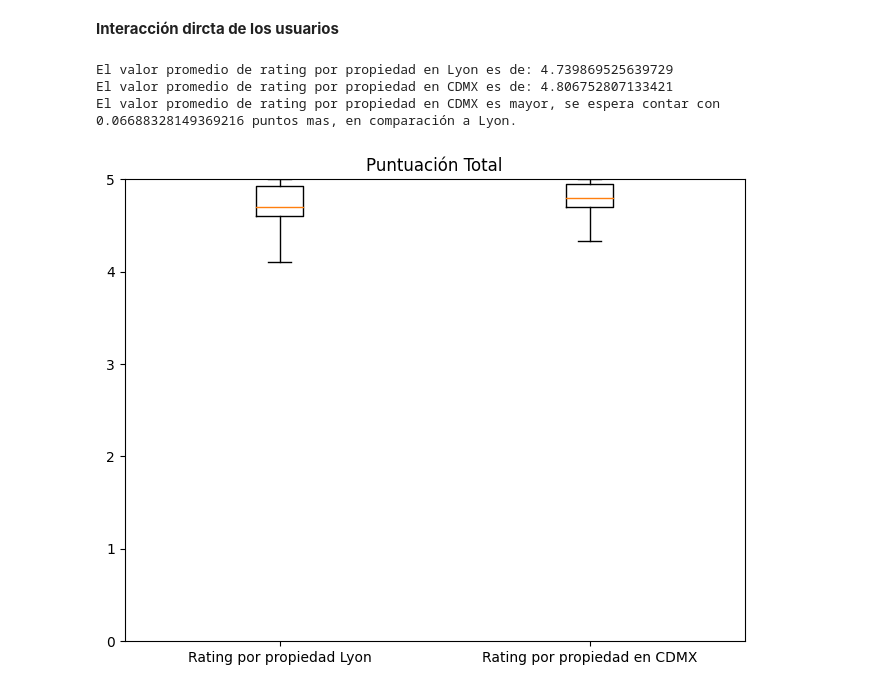
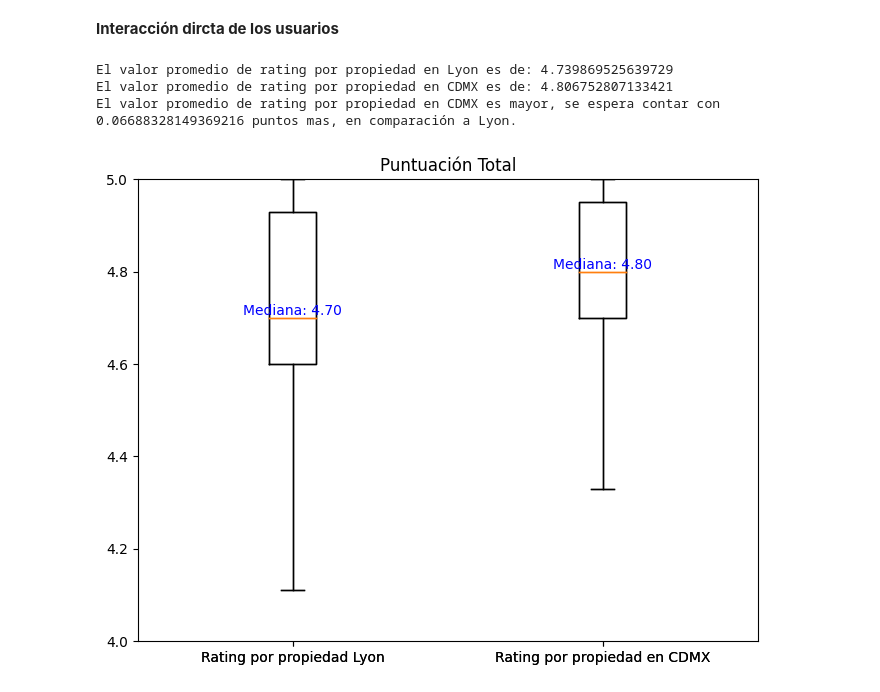
Before and after one commit to AlbertoMuro/Evidencia1, a Jupyter notebook: codigo.ipynb, the cells around one changed output. Drawn from its saved outputs; the diff is of its cells as text; code cells hidden in the pictures.

```diff
--- a/codigo.ipynb
+++ b/codigo.ipynb
@@ -613,6 +643,16 @@ acceptance = [lyon_limpio["host_acceptance_rate"], cdmx_limpio["host_acceptance_
 labels = ['Tasa de aceptación en Lyon', 'Tasa de aceptación en CDMX']
 
 plt.figure(figsize=(8, 6))
+
+boxplot = plt.boxplot(acceptance, labels=labels, flierprops={'marker': 'o', 'markersize': 6, 'markerfacecolor': 'red'})
+
+# Agregar líneas o textos con los valores de mediana, mínimo y máximo si hay suficientes datos
+medians = [item.get_ydata()[0] for item in boxplot['medians']]
+
+
+for i in range(len(labels)):
+    plt.text(i + 1, medians[i], f'Mediana: {medians[i]:.2f}', ha='center', va='bottom', color='blue')
+
 plt.boxplot(acceptance, labels=labels)
 plt.ylim(0.5,1.01)
 plt.title('% de aceptación del anfitrión')
@@ -645,6 +685,16 @@ bedrooms = [lyon_limpio["bedrooms"], cdmx_limpio["bedrooms"]]
 labels = ['Habitaciones por propiedad Lyon', 'Habitaciones por propiedad en CDMX']
 
 plt.figure(figsize=(8, 6))
+
+boxplot = plt.boxplot(bedrooms, labels=labels, flierprops={'marker': 'o', 'markersize': 6, 'markerfacecolor': 'red'})
+
+# Agregar líneas o textos con los valores de mediana, mínimo y máximo si hay suficientes datos
+medians = [item.get_ydata()[0] for item in boxplot['medians']]
+
+
+for i in range(len(labels)):
+    plt.text(i + 1, medians[i], f'Mediana: {medians[i]:.2f}', ha='center', va='bottom', color='blue')
+
 plt.boxplot(bedrooms, labels=labels)
 plt.ylim(0,4)
 plt.title('Habitaciones')
@@ -677,6 +727,16 @@ beds = [lyon_limpio["beds"], cdmx_limpio["beds"]]
 labels = ['Camas por propiedad Lyon', 'Camas por propiedad en CDMX']
 
 plt.figure(figsize=(8, 6))
+
+boxplot = plt.boxplot(beds, labels=labels, flierprops={'marker': 'o', 'markersize': 6, 'markerfacecolor': 'red'})
+
+# Agregar líneas o textos con los valores de mediana, mínimo y máximo si hay suficientes datos
+medians = [item.get_ydata()[0] for item in boxplot['medians']]
+
+
+for i in range(len(labels)):
+    plt.text(i + 1, medians[i], f'Mediana: {medians[i]:.2f}', ha='center', va='bottom', color='blue')
+
 plt.boxplot(beds, labels=labels)
 plt.ylim(0,4)
 plt.title('Camas Totales')
@@ -692,32 +752,43 @@ El promedio de camas por propiedad en CDMX es mayor, se espera contar con 0.0433
 # %%
 #rating
 rating_df1 = lyon_limpio['review_scores_rating'].mean()
 rating_df2 = cdmx_limpio['review_scores_rating'].mean()
 # Calcular la diferencia numérica entre las medias
 diferencia = abs(rating_df1 - rating_df2)
 
 print(f"El valor promedio de rating por propiedad en Lyon es de: {rating_df1}")
 print(f"El valor promedio de rating por propiedad en CDMX es de: {rating_df2}")
 
 if rating_df1 > rating_df2:
     print(f"El valor promedio de rating por propiedad en Lyon es mayor, se espera contar con {diferencia} puntos mas, en comparación a CDMX.")
 elif rating_df1 < rating_df2:
     print(f"El valor promedio de rating por propiedad en CDMX es mayor, se espera contar con {diferencia} puntos mas, en comparación a Lyon.")
 else:
     print("El valor promedio de rating por propiedad es igual para ambas ciudades.")
 
 #Análisis visual
 rating = [lyon_limpio["review_scores_rating"], cdmx_limpio["review_scores_rating"]]
 labels = ['Rating por propiedad Lyon', 'Rating por propiedad en CDMX']
 
 plt.figure(figsize=(8, 6))
+
+
+boxplot = plt.boxplot(rating, labels=labels, flierprops={'marker': 'o', 'markersize': 6, 'markerfacecolor': 'red'})
+
+# Agregar líneas o textos con los valores de mediana, mínimo y máximo si hay suficientes datos
+medians = [item.get_ydata()[0] for item in boxplot['medians']]
+
+
+for i in range(len(labels)):
+    plt.text(i + 1, medians[i], f'Mediana: {medians[i]:.2f}', ha='center', va='bottom', color='blue')
+
 plt.boxplot(rating, labels=labels)
-plt.ylim(0,5)
+plt.ylim(4,5)
 plt.title('Puntuación Total')
 plt.ylabel('')
 plt.show()
 # %% [output]
 El valor promedio de rating por propiedad en Lyon es de: 4.739869525639729
 El valor promedio de rating por propiedad en CDMX es de: 4.806752807133421
 El valor promedio de rating por propiedad en CDMX es mayor, se espera contar con 0.06688328149369216 puntos mas, en comparación a Lyon.
-[figure, old version]
+[figure, new version]
```
Also changed, not shown: parts of 11 cells of this notebook.
